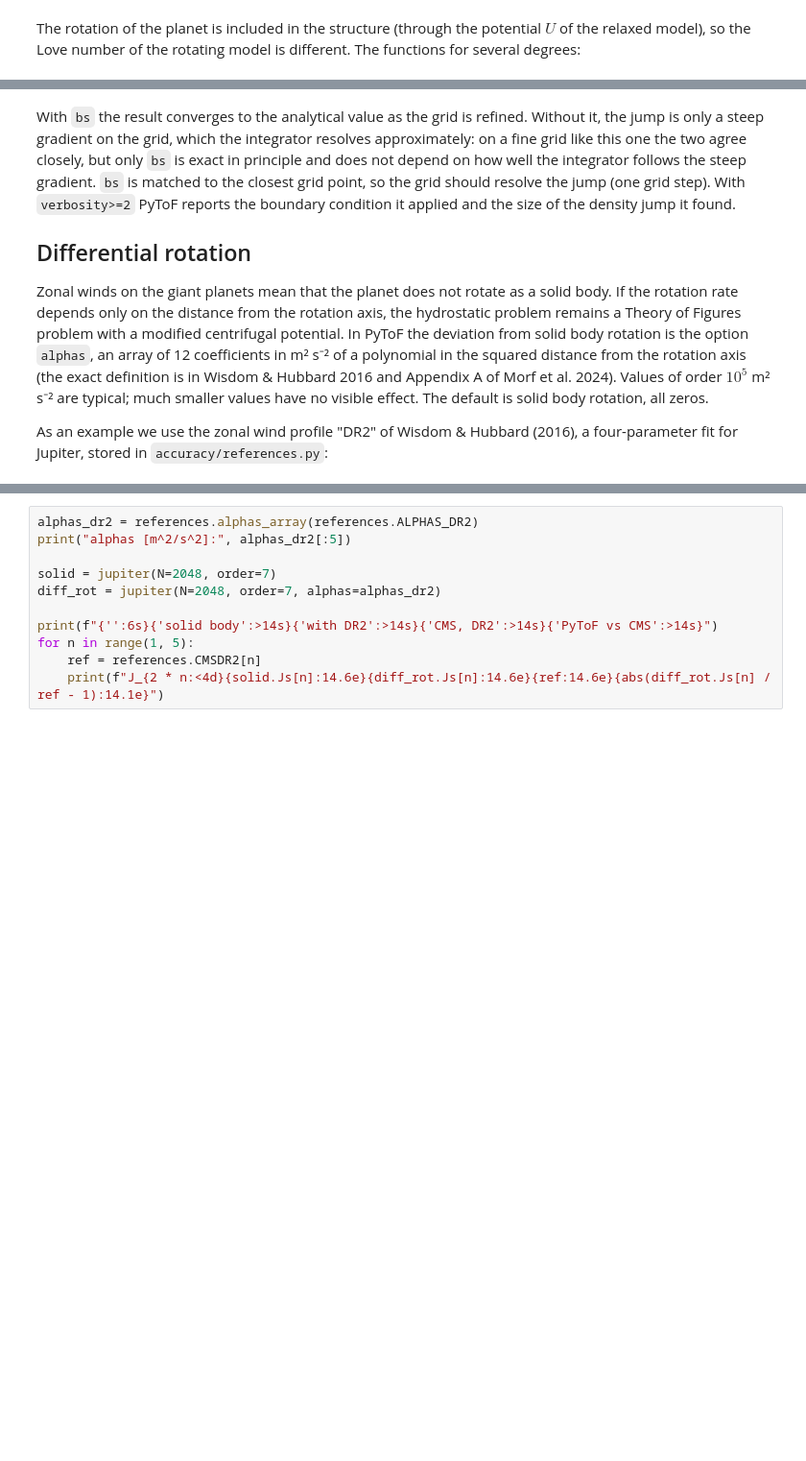
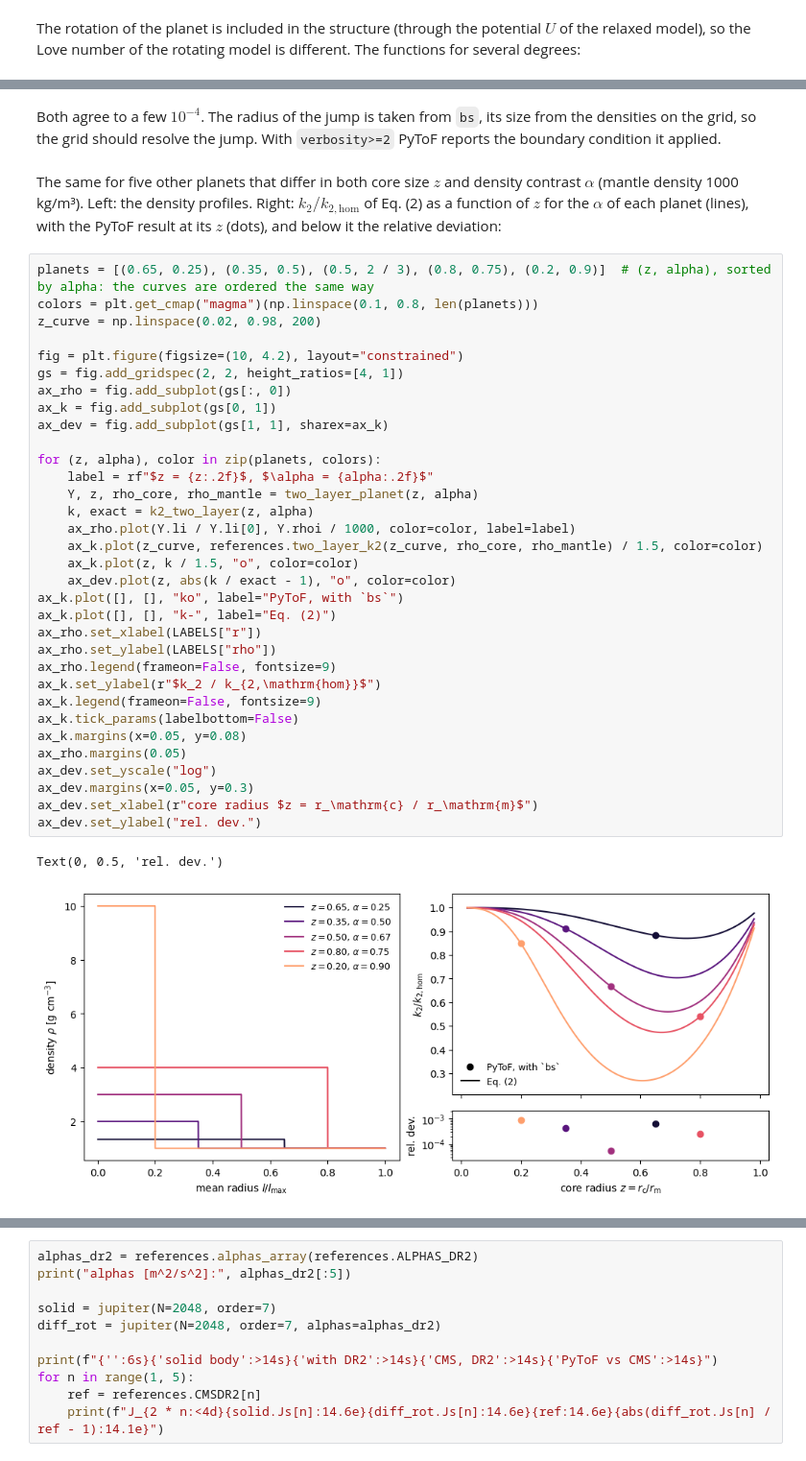
Before and after one commit to lucamorf/PyToF, a Jupyter notebook: tutorial/04_beyond_the_Js.ipynb, the cells around one changed output, grey strips where cells are left out. Shown at 96% size. Drawn from its saved outputs; the diff is of its cells as text; blank space fills up the shorter version.

```diff
--- a/tutorial/04_beyond_the_Js.ipynb
+++ b/tutorial/04_beyond_the_Js.ipynb
@@ -123,8 +165,40 @@ k_2: exact 1.0016   with bs=[0.5 R] 1.0017   without bs 1.0014
-# %% [markdown]
-With `bs` the result converges to the analytical value as the grid is refined. Without it, the jump is only a steep gradient on the grid, which the integrator resolves approximately: on a fine grid like this one the two agree closely, but only `bs` is exact in principle and does not depend on how well the integrator follows the steep gradient. `bs` is matched to the closest grid point, so the grid should resolve the jump (one grid step). With `verbosity>=2` PyToF reports the boundary condition it applied and the size of the density jump it found.
-
-## Differential rotation
-
-Zonal winds on the giant planets mean that the planet does not rotate as a solid body. If the rotation rate depends only on the distance from the rotation axis, the hydrostatic problem remains a Theory of Figures problem with a modified centrifugal potential. In PyToF the deviation from solid body rotation is the option `alphas`, an array of 12 coefficients in m² s⁻² of a polynomial in the squared distance from the rotation axis (the exact definition is in Wisdom & Hubbard 2016 and Appendix A of Morf et al. 2024). Values of order $10^5$ m² s⁻² are typical; much smaller values have no visible effect. The default is solid body rotation, all zeros.
-
-As an example we use the zonal wind profile "DR2" of Wisdom & Hubbard (2016), a four-parameter fit for Jupiter, stored in `accuracy/references.py`:
+# %% [markdown]
+Both agree to a few $10^{-4}$. The radius of the jump is taken from `bs`, its size from the densities on the grid, so the grid should resolve the jump. With `verbosity>=2` PyToF reports the boundary condition it applied.
+# %% [markdown]
+The same for five other planets that differ in both core size $z$ and density contrast $\alpha$ (mantle density 1000 kg/m³). Left: the density profiles. Right: $k_2/k_{2,\mathrm{hom}}$ of Eq. (2) as a function of $z$ for the $\alpha$ of each planet (lines), with the PyToF result at its $z$ (dots), and below it the relative deviation:
+# %%
+planets = [(0.65, 0.25), (0.35, 0.5), (0.5, 2 / 3), (0.8, 0.75), (0.2, 0.9)]  # (z, alpha), sorted by alpha: the curves are ordered the same way
+colors = plt.get_cmap("magma")(np.linspace(0.1, 0.8, len(planets)))
+z_curve = np.linspace(0.02, 0.98, 200)
+
+fig = plt.figure(figsize=(10, 4.2), layout="constrained")
+gs = fig.add_gridspec(2, 2, height_ratios=[4, 1])
+ax_rho = fig.add_subplot(gs[:, 0])
+ax_k = fig.add_subplot(gs[0, 1])
+ax_dev = fig.add_subplot(gs[1, 1], sharex=ax_k)
+
+for (z, alpha), color in zip(planets, colors):
+    label = rf"$z = {z:.2f}$, $\alpha = {alpha:.2f}$"
+    Y, z, rho_core, rho_mantle = two_layer_planet(z, alpha)
+    k, exact = k2_two_layer(z, alpha)
+    ax_rho.plot(Y.li / Y.li[0], Y.rhoi / 1000, color=color, label=label)
+    ax_k.plot(z_curve, references.two_layer_k2(z_curve, rho_core, rho_mantle) / 1.5, color=color)
+    ax_k.plot(z, k / 1.5, "o", color=color)
+    ax_dev.plot(z, abs(k / exact - 1), "o", color=color)
+ax_k.plot([], [], "ko", label="PyToF, with `bs`")
+ax_k.plot([], [], "k-", label="Eq. (2)")
+ax_rho.set_xlabel(LABELS["r"])
+ax_rho.set_ylabel(LABELS["rho"])
+ax_rho.legend(frameon=False, fontsize=9)
+ax_k.set_ylabel(r"$k_2 / k_{2,\mathrm{hom}}$")
+ax_k.legend(frameon=False, fontsize=9)
+ax_k.tick_params(labelbottom=False)
+ax_k.margins(x=0.05, y=0.08)
+ax_rho.margins(0.05)
+ax_dev.set_yscale("log")
+ax_dev.margins(x=0.05, y=0.3)
+ax_dev.set_xlabel(r"core radius $z = r_\mathrm{c} / r_\mathrm{m}$")
+ax_dev.set_ylabel("rel. dev.")
+# %% [output]
+Text(0, 0.5, 'rel. dev.')
+[figure, added]
```
Also changed, not shown: parts of 10 cells of this notebook.
